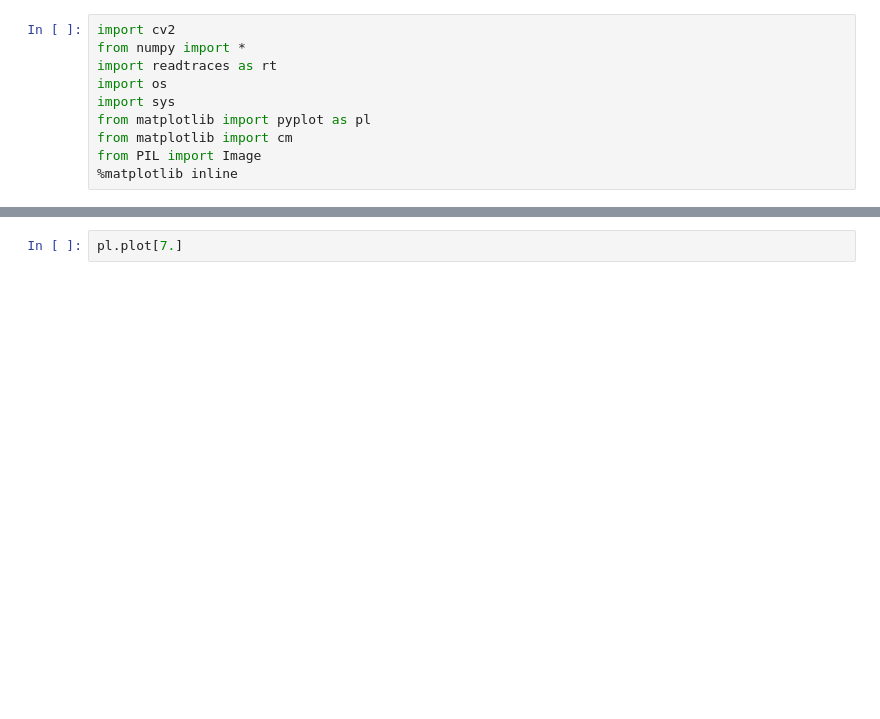
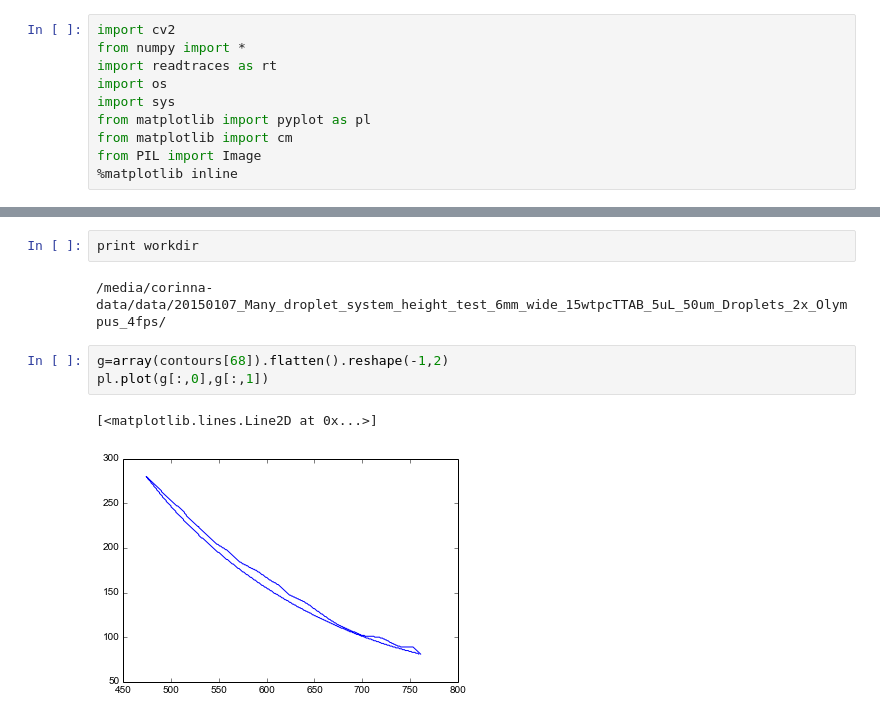
Before and after one commit to cmaass/swimmertracking, a Jupyter notebook: houghcircles.ipynb, the cells around one changed output, grey strips where cells are left out. Drawn from its saved outputs; the diff is of its cells as text; blank space fills up the shorter version.

```diff
--- a/houghcircles.ipynb
+++ b/houghcircles.ipynb
@@ -65,2 +92,10 @@ pl.imshow(vorim)
-# %%
-pl.plot[7.]
+# %%
+print workdir
+# %% [output]
+/media/corinna-data/data/20150107_Many_droplet_system_height_test_6mm_wide_15wtpcTTAB_5uL_50um_Droplets_2x_Olympus_4fps/
+# %%
+g=array(contours[68]).flatten().reshape(-1,2)
+pl.plot(g[:,0],g[:,1])
+# %% [output]
+[<matplotlib.lines.Line2D at 0x...>]
+[figure, added]
```
Also changed, not shown: parts of 8 cells of this notebook, 2 other files.
